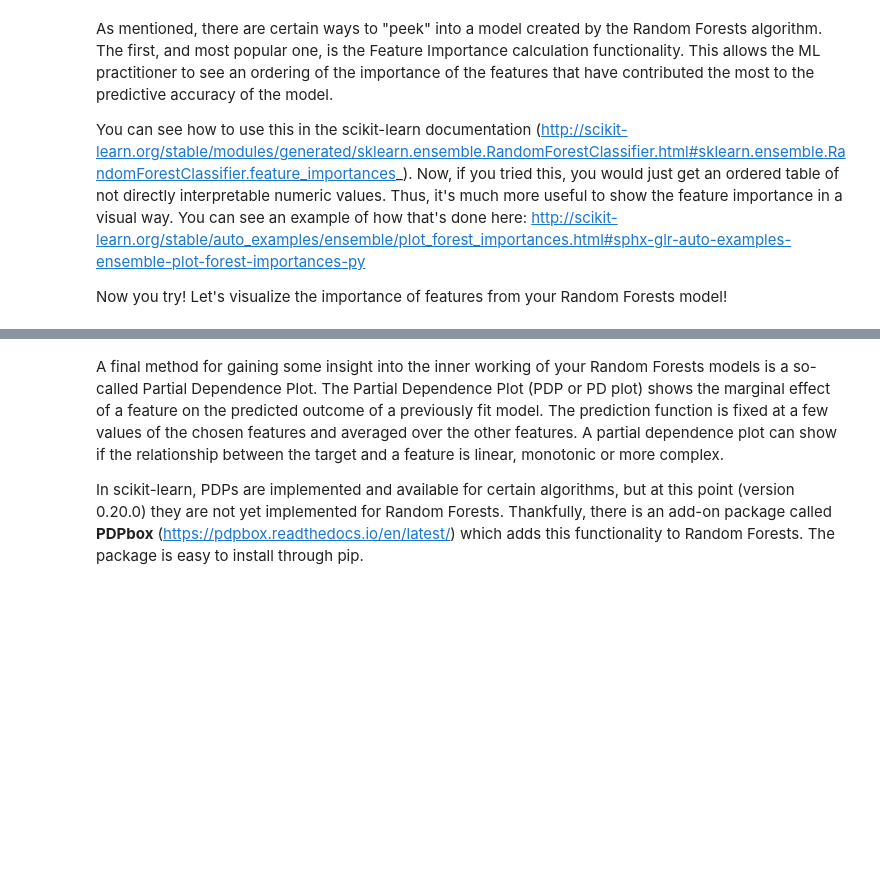
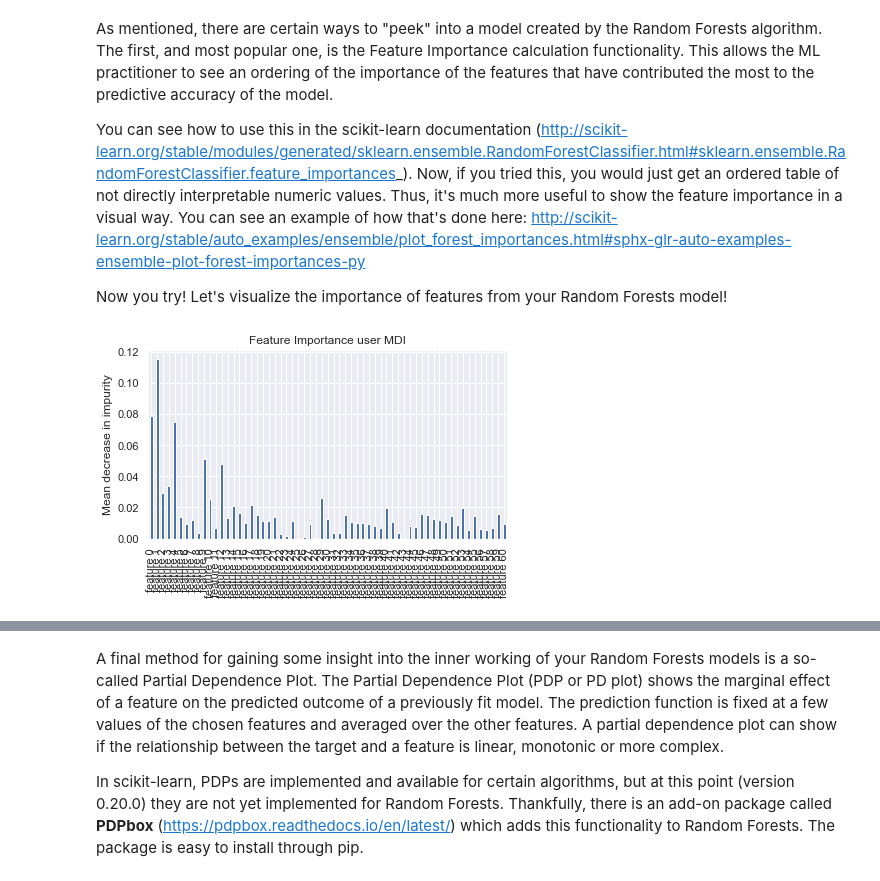
Before and after one commit to lglerdoe/mec-mini-projects, a Jupyter notebook: mec-13.5.1-tree-based-algorithms-mini-project/Mini_Project_Tree-Based_Algorithms.ipynb, the cells around one changed output, grey strips where cells are left out. Cells and saved outputs as stored; diff of their text form; code cells hidden in the pictures; blank space fills up the shorter version.

Commit message:
tree based algorithm 13-5.1 mini project

```diff
--- a/mec-13.5.1-tree-based-algorithms-mini-project/Mini_Project_Tree-Based_Algorithms.ipynb
+++ b/mec-13.5.1-tree-based-algorithms-mini-project/Mini_Project_Tree-Based_Algorithms.ipynb
@@ -70,0 +110,6 @@ from sklearn.ensemble import RandomForestClassifie
+# %%
+# Your code here! :)
+clf_rf = RandomForestClassifier(n_estimators=10, max_depth=10, random_state=0)
+clf_rf.fit(X, y)
+Accuracy=clf_rf.score(X, y)
+print('Accuracy:',Accuracy,'\n')
@@ -78,0 +124,16 @@ Now you try! Let's visualize the importance of features from your Random Forests
+# %%
+# Your code here
+feature_names = [f"feature {i}" for i in range(X.shape[1])]
+
+importances = clf_rf.feature_importances_
+std = np.std([clf_rf.feature_importances_ for tree in clf_rf.estimators_], axis=0)
+
+forest_importances = pd.Series(importances, index=feature_names)
+
+fig, ax = plt.subplots()
+forest_importances.plot.bar(yerr=std, ax=ax)
+ax.set_title("Feature Importance user MDI")
+ax.set_ylabel("Mean decrease in impurity")
+fig.tight_layout()
+# %% [output]
+[figure, added]
```
Also changed, not shown: parts of 19 cells of this notebook, 1 other file.
